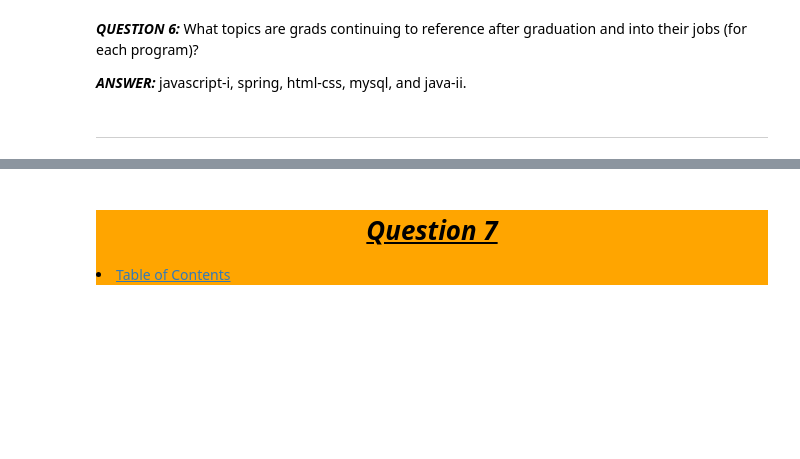
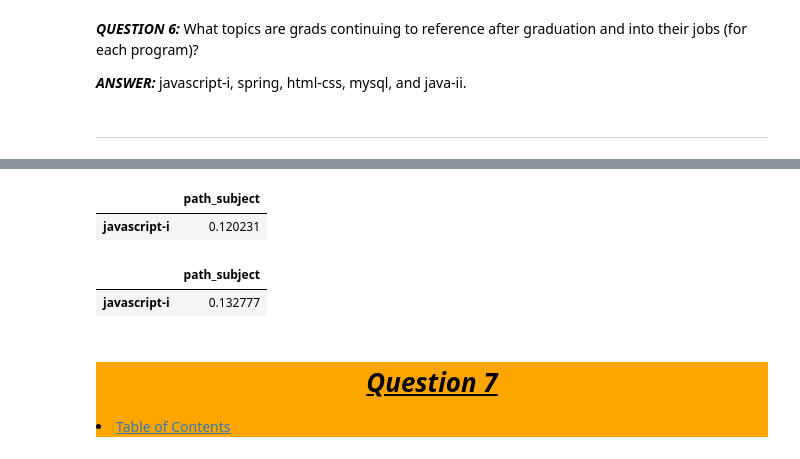
Before and after one commit to Jared-Wood135/anomaly-detection-exercises, a Jupyter notebook: final.ipynb, the cells around one changed output, grey strips where cells are left out. Drawn from its saved outputs; the diff is of its cells as text; code cells hidden in the pictures; blank space fills up the shorter version.

```diff
--- a/final.ipynb
+++ b/final.ipynb
@@ -480,0 +474,12 @@ grad_activity_all.head(4)
+# %%
+# Most used topic by both web and data
+pd.DataFrame(grad_activity_all.path_subject.value_counts(normalize=True)).head(1)
+# %% [output]
+|  | path_subject |
+| javascript-i | 0.120231 |
+# %%
+# Most used topic by web dev
+pd.DataFrame(grad_activity_web.path_subject.value_counts(normalize=True)).head(1)
+# %% [output]
+|  | path_subject |
+| javascript-i | 0.132777 |
```
Also changed, not shown: parts of 8 cells of this notebook.
